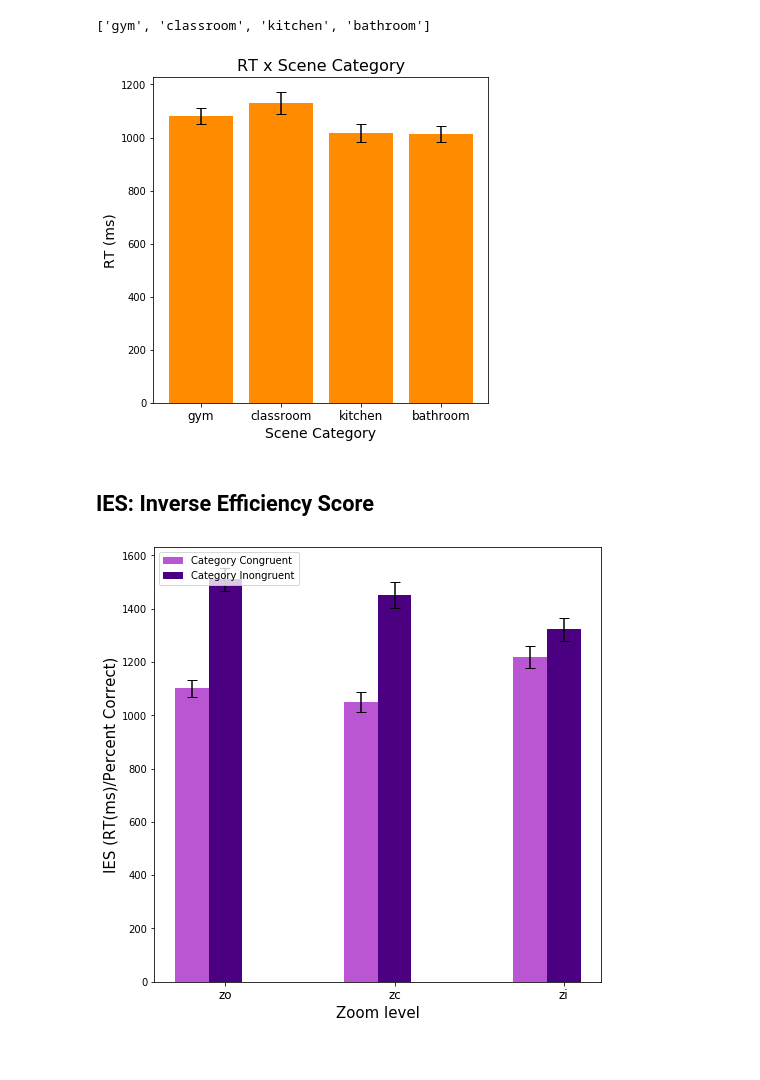
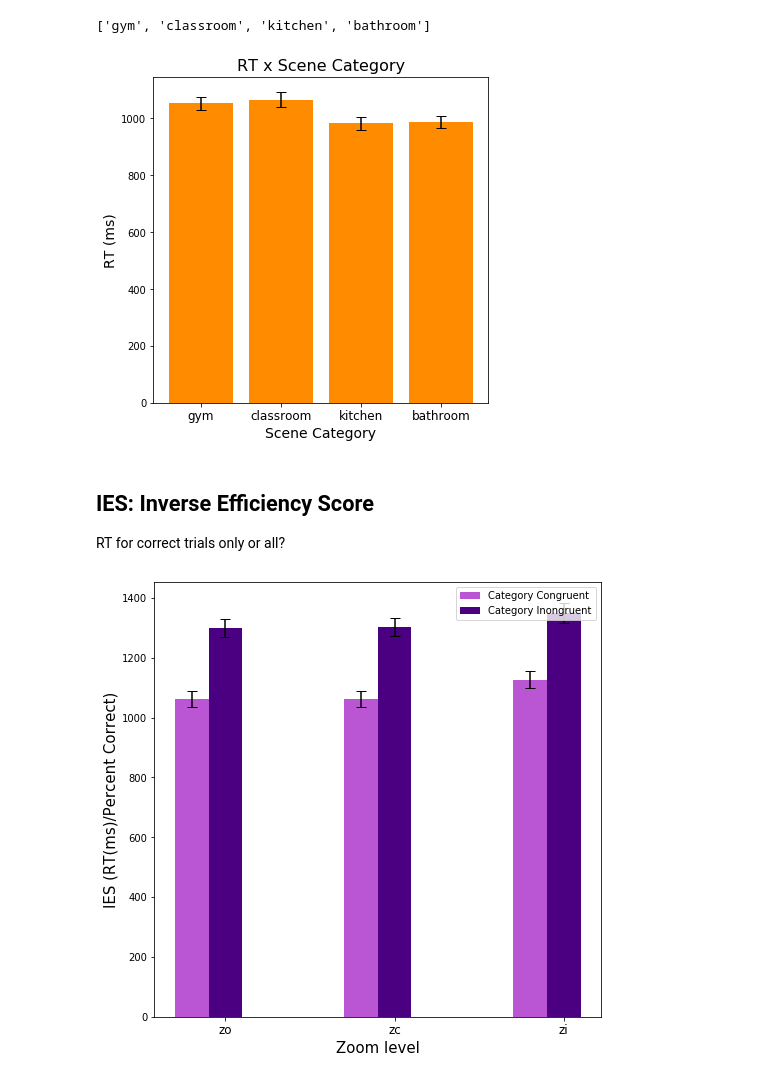
Before and after one commit to prachimahab/object_scene_scaling, a Jupyter notebook: analysis.ipynb, the cells around one changed output. Drawn from its saved outputs; the diff is of its cells as text; code cells hidden in the pictures.

```diff
--- a/analysis.ipynb
+++ b/analysis.ipynb
@@ -66,7 +66,7 @@ def combineCSVs(datafolder):
 # %%
 # data_path = '/Users/prachi/Documents/object_scene_scaling_data/pilot2'
 
-data_path = '/Users/pmahableshwarkar/Downloads/pilot_10-5'
+data_path = '/Users/pmahableshwarkar/Downloads/pilot_b3b4'
 # %%
 input_data = combineCSVs(data_path)
 # %% [output]
@@ -172,5 +172,5 @@ def RT_Cleaning(df, outlier_range, num_trials):
 
     return df2, list_trialRT
 # %%
-RT_cleaned_data, trialRTs_distribution = RT_Cleaning(missed_trial_cleaned_data, [250, 2000], num_trials)
+RT_cleaned_data, trialRTs_distribution = RT_Cleaning(input_data, [250, 2000], num_trials)
 # %% [output]
@@ -506,28 +514,30 @@ plt.title('RT x Scene Category', fontsize=16)
 
 plt.show();
 # %% [output]
-[figure, old version]
+[figure, new version]
 # %% [markdown]
 ## IES: Inverse Efficiency Score
+
+RT for correct trials only or all?
 # %%
 plt.figure(figsize=[8,8])
 x = np.arange(3)
 
 #                          z0                   zc                  zi
 IES_catCongruent =   [zo_catCongruent_RT/zo_catCongruent_acc, zc_catCongruent_RT/zc_catCongruent_acc, zi_catCongruent_RT/zi_catCongruent_acc]
 #                          z0                   zc                  zi
 
 IES_catIncongruent = [zo_catIncongruent_RT/zo_catIncongruent_acc, zc_catIncongruent_RT/zc_catIncongruent_acc, zi_catIncongruent_RT/zi_catIncongruent_acc]
 
 width = 0.2
 
 # plot data in grouped manner of bar type
 plt.bar(x-0.2, IES_catCongruent, width, color='mediumorchid', label='Category Congruent', yerr=RT_catCongruent_sem, capsize=5)
 plt.bar(x, IES_catIncongruent, width, color='indigo', label='Category Inongruent', yerr=RT_catIncongruent_sem, capsize=5)
 plt.xticks(x, ['zo', 'zc', 'zi'], fontsize='12')
 plt.xlabel("Zoom level", fontsize=15)
 plt.ylabel("IES (RT(ms)/Percent Correct)", fontsize=15)
-plt.legend(loc=2, fontsize=10)
+plt.legend(loc=1, fontsize=10)
 plt.show()
 # %% [output]
-[figure, old version]
+[figure, new version]
```
Also changed, not shown: parts of 21 cells of this notebook.
